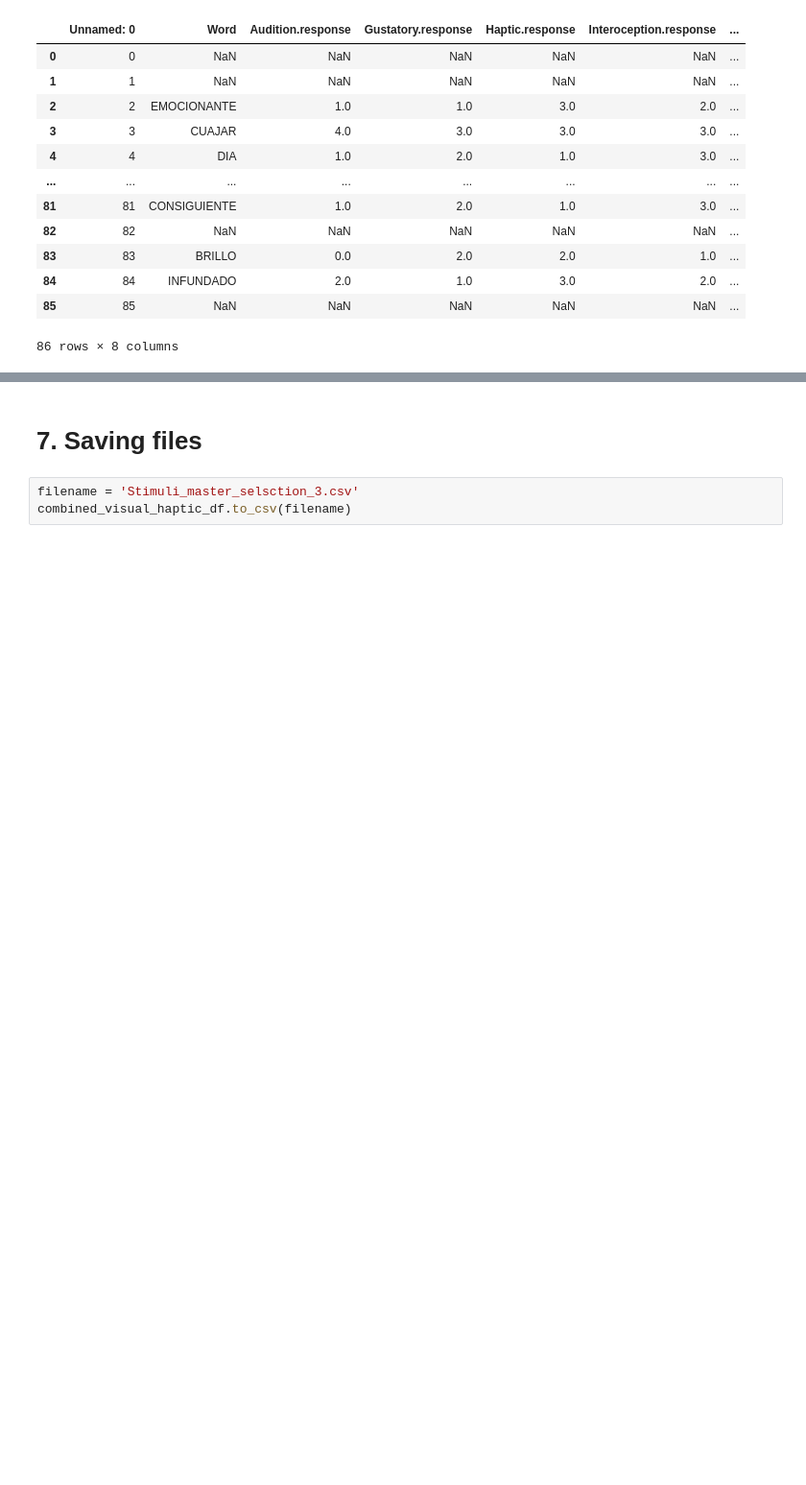
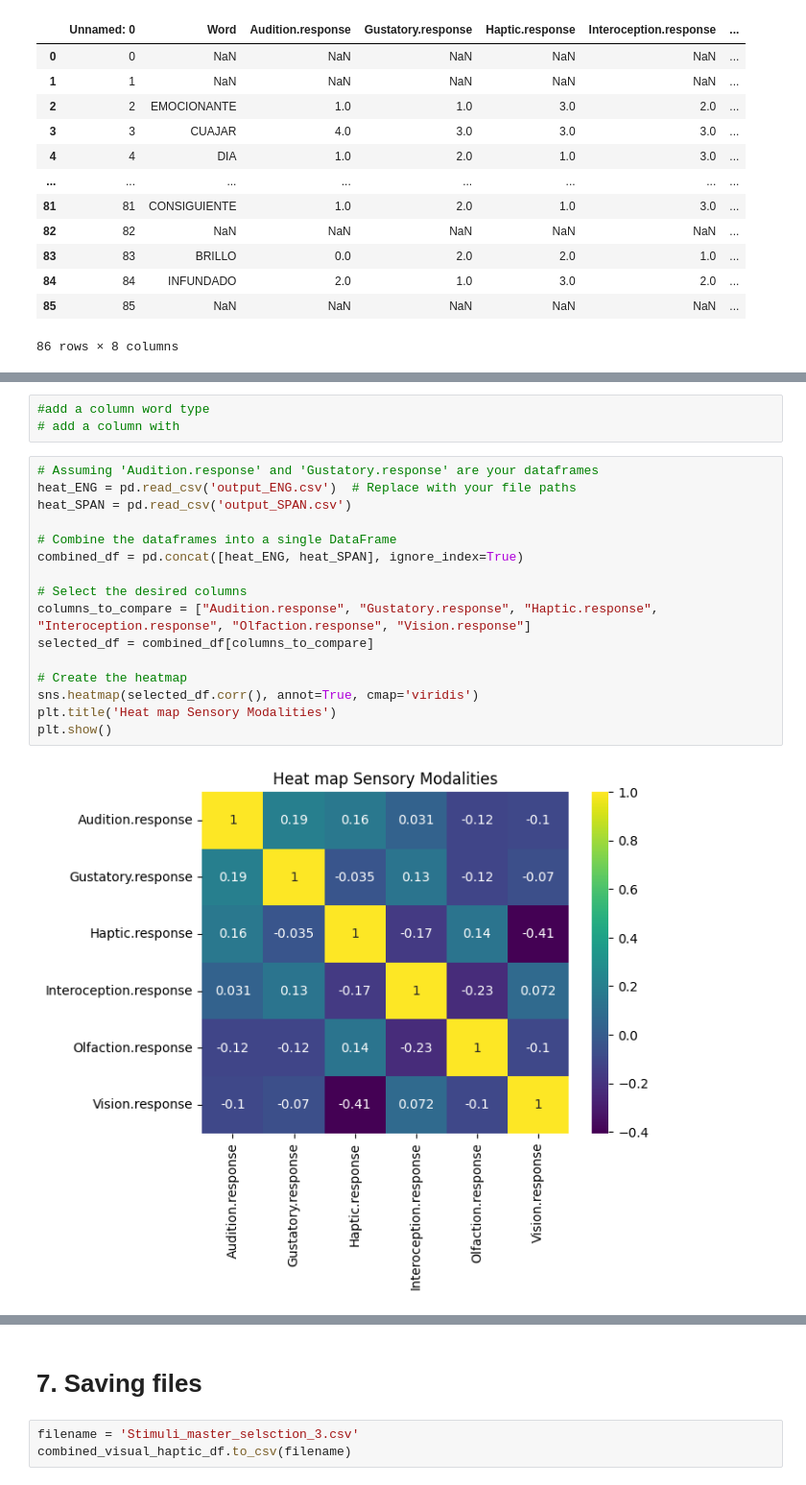
Before and after one commit to soniasola00/SpanLancasterNorm, a Jupyter notebook: Sonia3.ipynb, the cells around one changed output, grey strips where cells are left out. Shown at 96% size. Cells and saved outputs as stored; diff of their text form; blank space fills up the shorter version.

```diff
--- a/Sonia3.ipynb
+++ b/Sonia3.ipynb
@@ -926,0 +1007,21 @@ ValueError: could not convert string to float: 'TOUCHING'
+# %%
+#add a column word type
+# add a column with
+# %%
+# Assuming 'Audition.response' and 'Gustatory.response' are your dataframes
+heat_ENG = pd.read_csv('output_ENG.csv')  # Replace with your file paths
+heat_SPAN = pd.read_csv('output_SPAN.csv')
+
+# Combine the dataframes into a single DataFrame
+combined_df = pd.concat([heat_ENG, heat_SPAN], ignore_index=True)
+
+# Select the desired columns
+columns_to_compare = ["Audition.response", "Gustatory.response", "Haptic.response", "Interoception.response", "Olfaction.response", "Vision.response"]
+selected_df = combined_df[columns_to_compare]
+
+# Create the heatmap
+sns.heatmap(selected_df.corr(), annot=True, cmap='viridis')
+plt.title('Heat map Sensory Modalities')
+plt.show()
+# %% [output]
+[figure, added]
```
Also changed, not shown: parts of 15 cells of this notebook.
